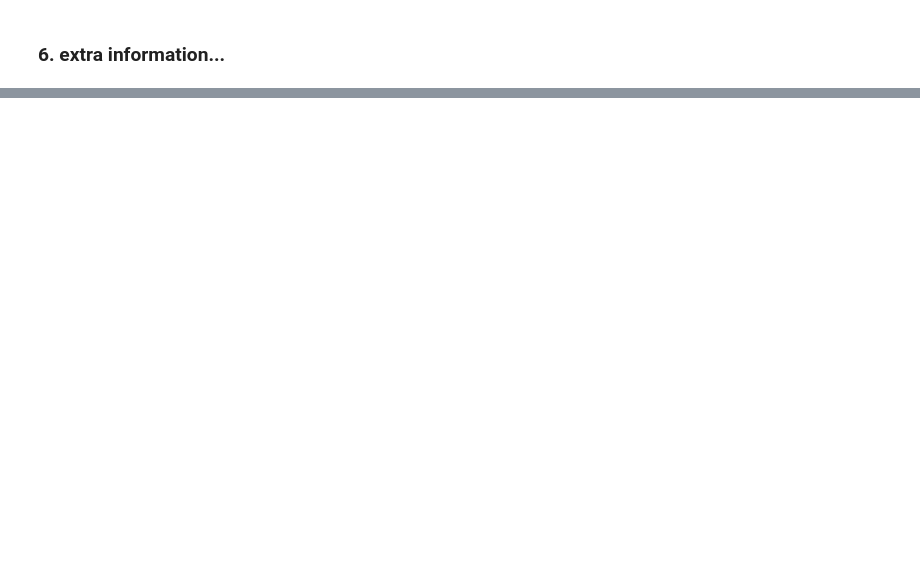
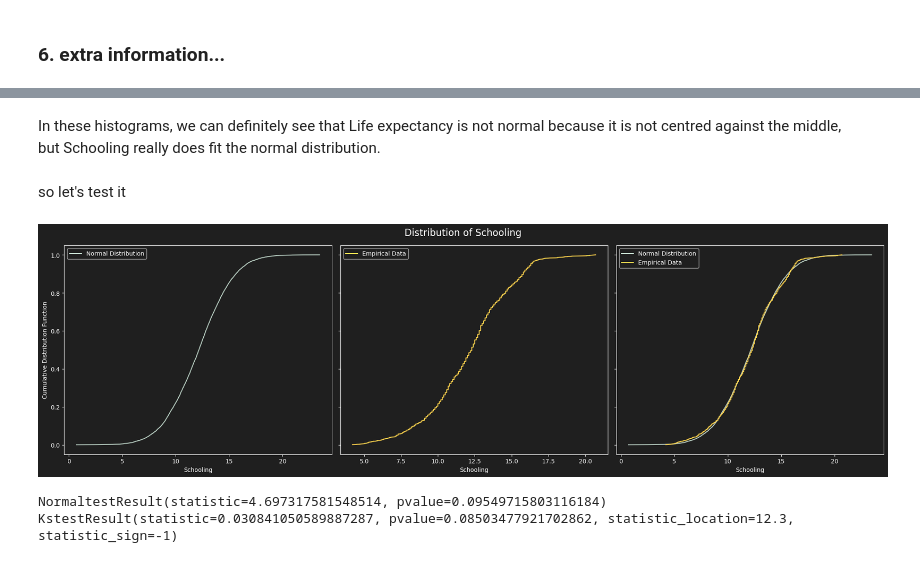
Before and after one commit to amitedenzon/life-expectancy, a Jupyter notebook: research.ipynb, the cells around one changed output, grey strips where cells are left out. Cells and saved outputs as stored; diff of their text form; code cells hidden in the pictures; blank space fills up the shorter version.

```diff
--- a/research.ipynb
+++ b/research.ipynb
@@ -258,0 +290,50 @@ with plt.style.context('dark_background'):
+# %% [markdown]
+In these histograms, we can definitely see that Life expectancy is not normal because it is not centred against the middle,<br/>
+but Schooling really does fit the normal distribution.<br/><br/>
+so let's test it
+# %%
+# Generate samples for the normal distribution
+samples = np.random.normal(np.mean(df["Schooling"]), np.std(df["Schooling"]), size=10000)
+x_theor, y_theor = ecdf(samples)
+
+x_emp, y_emp = ecdf(df["Schooling"])
+
+fig, axes = plt.subplots(1, 3, figsize=(20, 6), sharey=True)
+with plt.style.context('dark_background'):
+    fig.patch.set_facecolor('#1f1f1f')
+    for ax in axes:
+        ax.set_facecolor('#1f1f1f')
+        ax.tick_params(colors='white', which='both')
+        ax.spines['top'].set_color('white')
+        ax.spines['bottom'].set_color('white')
+        ax.spines['left'].set_color('white')
+        ax.spines['right'].set_color('white')
+
+    # Plot theoretical distribution
+    axes[0].plot(x_theor, y_theor, label='Normal Distribution', color='#bad0c4')
+    axes[0].set_xlabel("Schooling", color='white')
+    axes[0].set_ylabel("Cumulative Distribution Function", color='white')
+    axes[0].legend(facecolor='#1f1f1f')
+
+    # Plot empirical data
+    axes[1].plot(x_emp, y_emp, label='Empirical Data', color='#ffd34e')
+    axes[1].set_xlabel("Schooling", color='white')
+    axes[1].legend(facecolor='#1f1f1f')
+
+    axes[2].plot(x_theor, y_theor, label='Normal Distribution', color='#bad0c4')
+    axes[2].plot(x_emp, y_emp, label='Empirical Data', color='#ffd34e')
+    axes[2].set_xlabel("Schooling", color='white')
+    axes[2].legend(facecolor='#1f1f1f')
+
+    fig.suptitle('Distribution of Schooling' , fontsize=16)
+
+plt.tight_layout()
+plt.show()
+
+print(stats.normaltest(df["Schooling"]))
+print(stats.kstest(df["Schooling"], 'norm', args=(df["Schooling"].mean(), df["Schooling"].std()))
+)
+# %% [output]
+[figure, added]
+NormaltestResult(statistic=4.697317581548514, pvalue=0.09549715803116184)
+KstestResult(statistic=0.030841050589887287, pvalue=0.08503477921702862, statistic_location=12.3, statistic_sign=-1)
```
Also changed, not shown: parts of 10 cells of this notebook.
